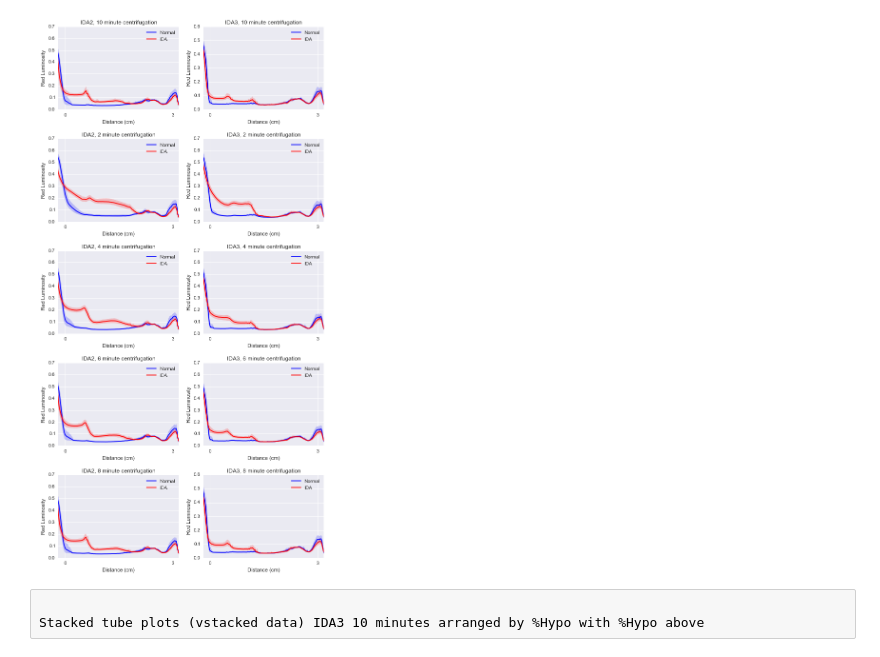
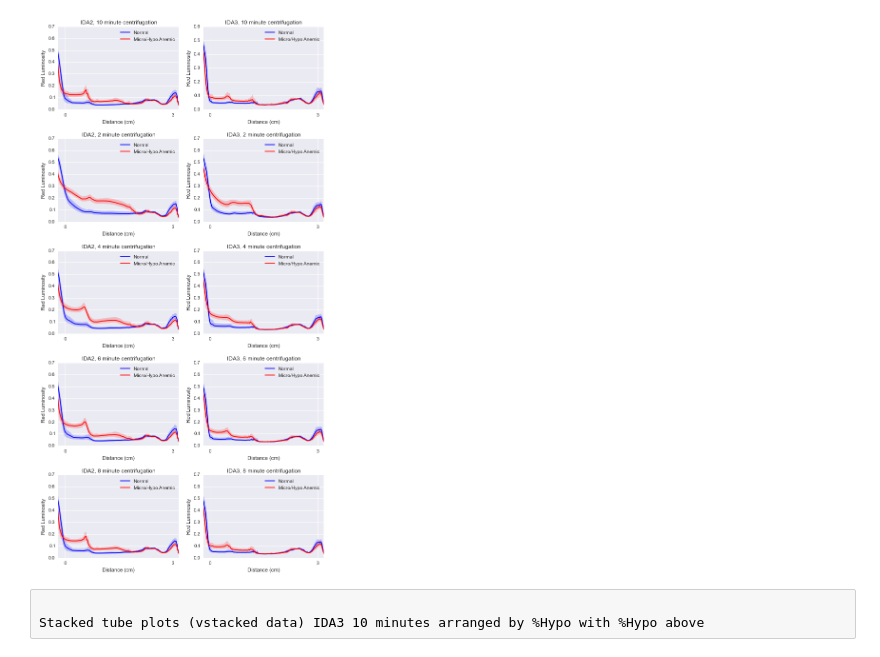
Before and after one commit to alexbw/ida, a Jupyter notebook: analysis/12-8-2014 Explanatory Figures.ipynb, the cells around one changed output. Drawn from its saved outputs; the diff is of its cells as text; code cells hidden in the pictures.

Commit message:
Corrected some plots

```diff
--- a/analysis/12-8-2014 Explanatory Figures.ipynb
+++ b/analysis/12-8-2014 Explanatory Figures.ipynb
@@ -14,27 +6,45 @@ sdf.blood_type = sdf.blood_type.str.replace("ida", "anemic")
+# %%
+# Load it up
+filename = "/Users/Alex/Dropbox/Science/Side Projects/Blood Testing/data.pandas"
+sdf = pd.read_pickle(filename)
+
+# Select only good vials
+sdf = sdf[sdf.good == True]
+
+# Fill in the micro/hypo calls based on these criteria (AND THEN MOVE TO THE EXTRACTION NOTEBOOK)
+# ALL THESE INDICES ARE TO CALL THE MICRO/HYPOCHROMIC ANEMIC POPULATION
+hypo_idx = sdf['%Hypo'] >= 3.9
+anemic_woman_idx = (sdf['Age'] > 15) & (sdf['Sex'] == "F") & (sdf.HGB < 12.0) & hypo_idx
+anemic_man_idx = (sdf['Age'] > 15) & (sdf['Sex'] == "M") & (sdf.HGB < 13.0) & hypo_idx
+anemic_infant_idx = (sdf['Age'] < 5) & (sdf.HGB < 11.0) & hypo_idx
+anemic_child_idx = (sdf['Age'] >= 5) & (sdf['Age'] < 15) & (sdf.HGB < 11.5) & hypo_idx
+anemic_population_idx = anemic_woman_idx | anemic_man_idx | anemic_infant_idx | anemic_child_idx
+sdf.blood_type.values[np.argwhere(anemic_population_idx)[()]] = 'anemic'
+sdf.blood_type.values[np.argwhere(anemic_population_idx == False)[()]] = 'normal'
 # %%
 # For each IDA, for each centrifugation time, show normal/anemic data curves with error
 # %%
 run_times = sdf.run_time.unique()
 idas = sdf.ida.unique()
 
 figure(figsize=(10,20))
 gs = GridSpec(len(run_times), len(idas), hspace=0.35)
 
 for i,(run_time,ida) in enumerate(itertools.product(run_times, idas)):
     subplot(gs[i])
     isdf = sdf[(sdf.run_time == run_time) & (sdf.ida == ida)]
     data_normal, data_anemic = [np.vstack(isdf[isdf.blood_type == blood_type].data.values)
                                                      for blood_type in ("normal","anemic")]
     sns.tsplot(data_normal, err_style='ci_band', ci=100, color='b', condition=True)
     sns.tsplot(data_anemic, err_style='ci_band', ci=100, color='r', condition=True)
     title("%s, %d minute centrifugation" % (ida, run_time))
     ylabel("Red Luminosity")
-    legend(["Normal", "IDA"])
+    legend(["Normal", "Micro/Hypo Anemic"])
     xlim(10,xlim()[-1])
     xticks([20,175], ["0", "3"])
     xlabel("Distance (cm)")
 # %% [output]
-[figure, old version]
+[figure, new version]
 # %% [raw]
 
 Stacked tube plots (vstacked data) IDA3 10 minutes arranged by %Hypo with %Hypo above
```
Also changed, not shown: parts of 1 cell of this notebook, 1 other file.
